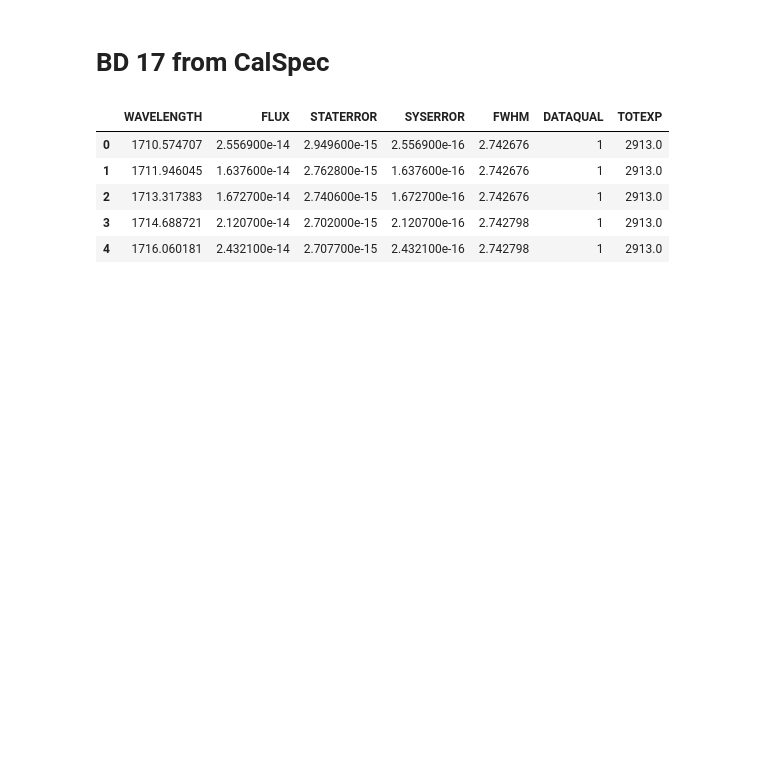
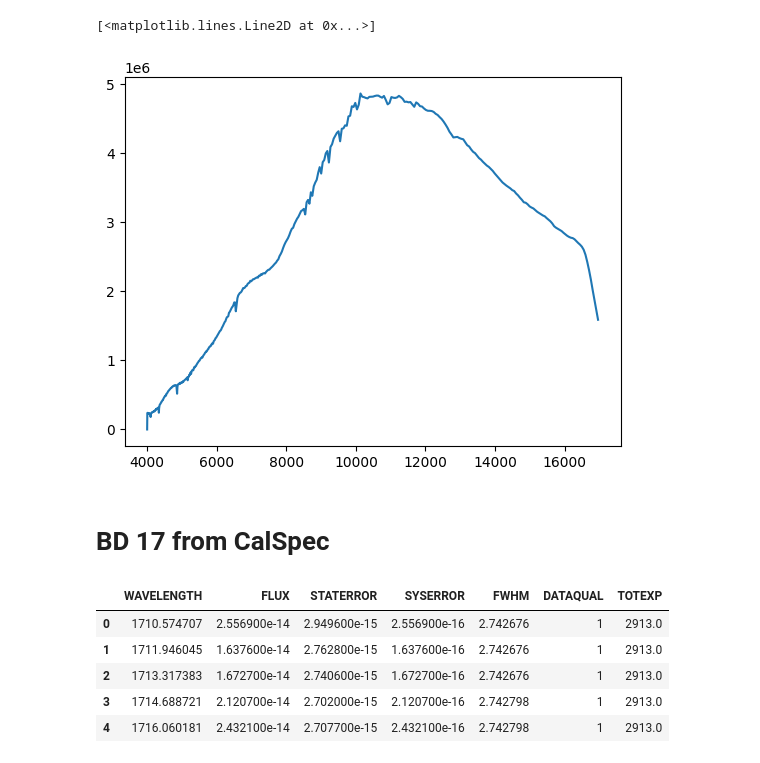
Before and after one commit to MickaelRigault/slicersim, a Jupyter notebook: docs/notebooks/star_simulation.ipynb, the cells around one changed output. Drawn from its saved outputs; the diff is of its cells as text; code cells hidden in the pictures; blank space fills up the shorter version.

Commit message:
Quick Access to CalSpec data

```diff
--- a/docs/notebooks/star_simulation.ipynb
+++ b/docs/notebooks/star_simulation.ipynb
@@ -3,0 +7,2 @@ import pandas
+# %%
+calspec = slicersim.LazuliCalSpec("bd_17")
@@ -3,0 +20,2 @@ import pandas
+# %%
+lbda, spec, var = calspec.get_spectrum()
@@ -4,3 +24,12 @@ import pandas
+# %%
+import matplotlib.pyplot as plt
+
+fig, ax = plt.subplots()
+
+ax.plot(lbda, spec)
+# %% [output]
+[<matplotlib.lines.Line2D at 0x...>]
+[figure, added]
 # %% [markdown]
 # BD 17 from CalSpec
 # %%
```
Also changed, not shown: parts of 5 cells of this notebook, 4 other files.
